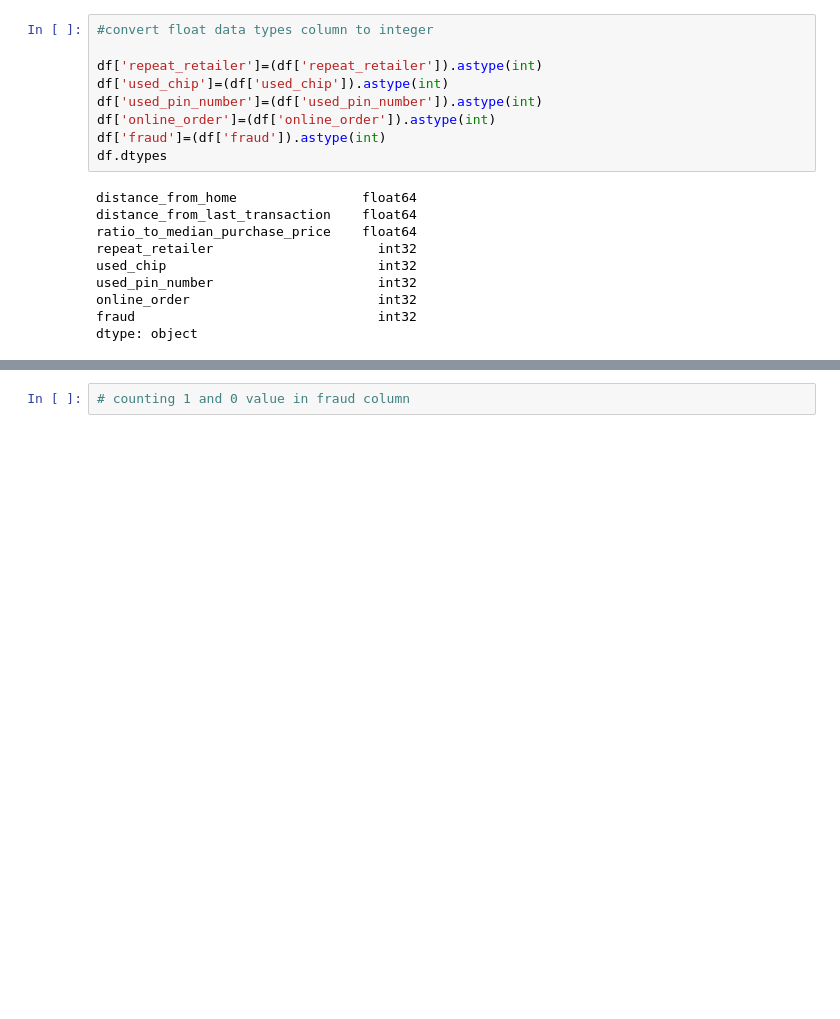
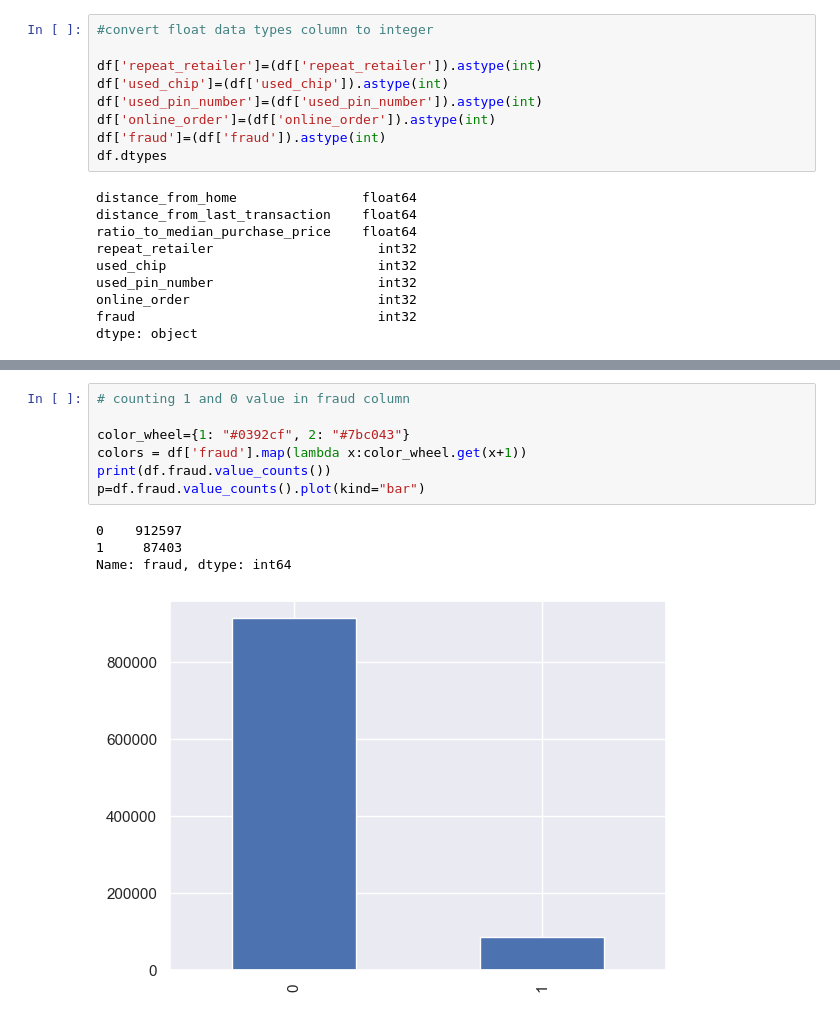
Before and after one commit to Divya642003/credit_card_fraud_detection, a Jupyter notebook: card_detection.ipynb, the cells around one changed output, grey strips where cells are left out. Drawn from its saved outputs; the diff is of its cells as text; blank space fills up the shorter version.

```diff
--- a/card_detection.ipynb
+++ b/card_detection.ipynb
@@ -76,5 +76,15 @@ df.head()
 | 2 | 5.091079 | 0.805153 | 0.427715 | 1 | 0 | ... |
 | 3 | 2.247564 | 5.600044 | 0.362663 | 1 | 1 | ... |
 | 4 | 44.190936 | 0.566486 | 2.222767 | 1 | 1 | ... |
-# %%
-# counting 1 and 0 value in fraud column
+# %%
+# counting 1 and 0 value in fraud column
+
+color_wheel={1: "#0392cf", 2: "#7bc043"}
+colors = df['fraud'].map(lambda x:color_wheel.get(x+1))
+print(df.fraud.value_counts())
+p=df.fraud.value_counts().plot(kind="bar")
+# %% [output]
+0    912597
+1     87403
+Name: fraud, dtype: int64
+[figure, added]
```
Also changed, not shown: parts of 15 cells of this notebook.
